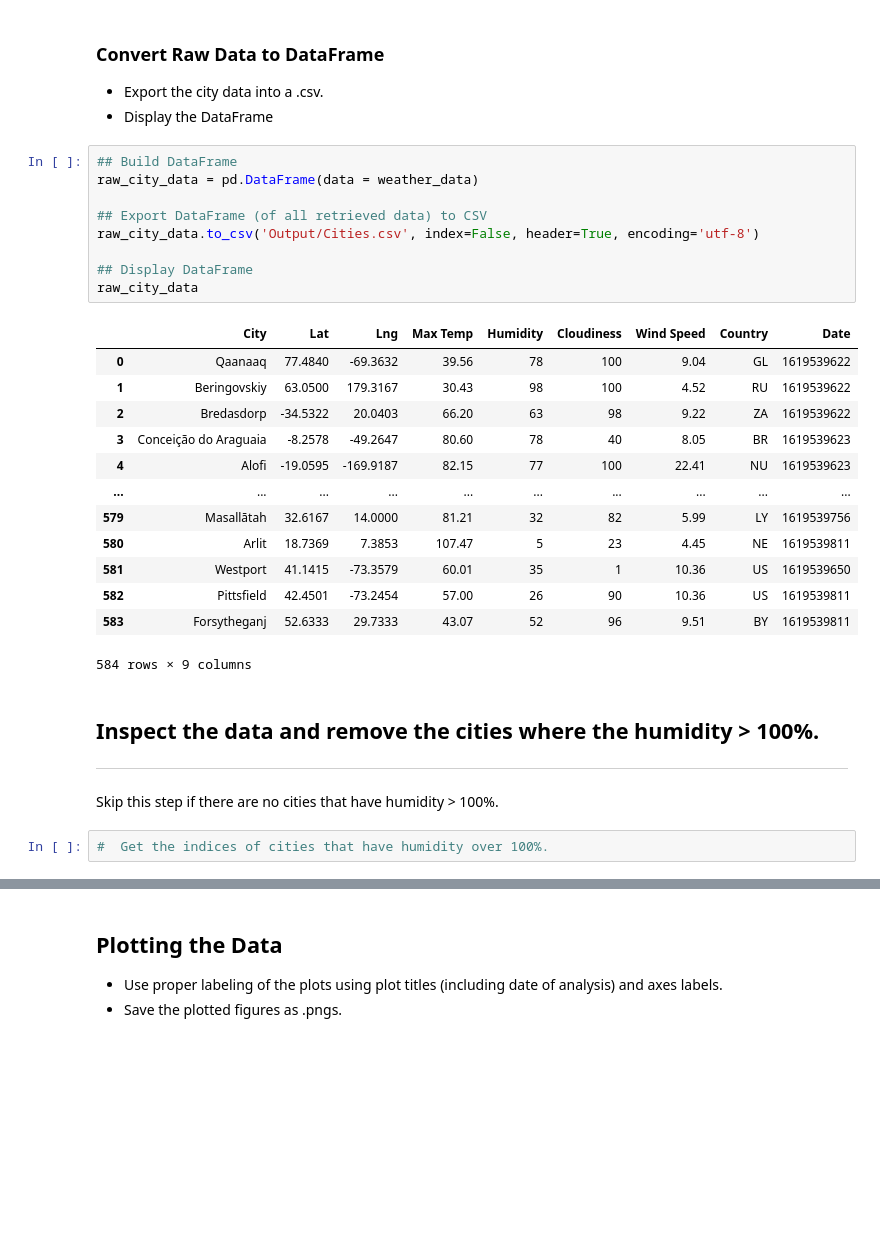
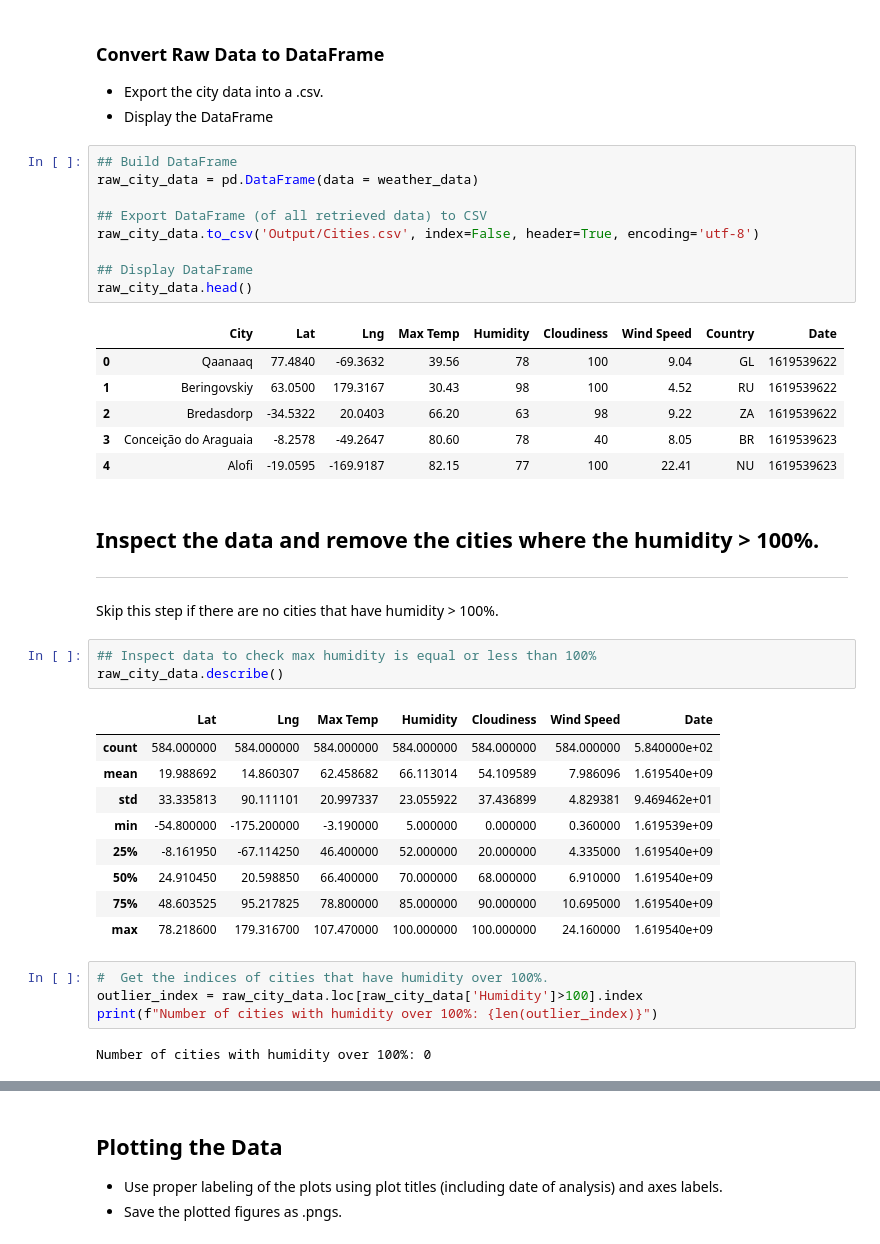
Before and after one commit to rperezme-data/DAB_H06_Python-API-challenge, a Jupyter notebook: WeatherPy/WeatherPy.ipynb, the cells around one changed output, grey strips where cells are left out. Saved outputs shown, nothing was run; the diff lists cells and outputs as text; blank space fills up the shorter version.

Commit message:
Inspect data & Remove cities (humidity outliers)

```diff
--- a/WeatherPy/WeatherPy.ipynb
+++ b/WeatherPy/WeatherPy.ipynb
@@ -128,32 +128,42 @@ Updated city count: 584
 # %%
 ## Build DataFrame
 raw_city_data = pd.DataFrame(data = weather_data)
 
 ## Export DataFrame (of all retrieved data) to CSV
 raw_city_data.to_csv('Output/Cities.csv', index=False, header=True, encoding='utf-8')
 
 ## Display DataFrame
-raw_city_data
+raw_city_data.head()
 # %% [output]
 |  | City | Lat | Lng | Max Temp | Humidity | Cloudiness | Wind Speed | Country | Date |
 | 0 | Qaanaaq | 77.4840 | -69.3632 | 39.56 | 78 | 100 | 9.04 | GL | 1619539622 |
 | 1 | Beringovskiy | 63.0500 | 179.3167 | 30.43 | 98 | 100 | 4.52 | RU | 1619539622 |
 | 2 | Bredasdorp | -34.5322 | 20.0403 | 66.20 | 63 | 98 | 9.22 | ZA | 1619539622 |
 | 3 | Conceição do Araguaia | -8.2578 | -49.2647 | 80.60 | 78 | 40 | 8.05 | BR | 1619539623 |
 | 4 | Alofi | -19.0595 | -169.9187 | 82.15 | 77 | 100 | 22.41 | NU | 1619539623 |
-| ... | ... | ... | ... | ... | ... | ... | ... | ... | ... |
-| 579 | Masallātah | 32.6167 | 14.0000 | 81.21 | 32 | 82 | 5.99 | LY | 1619539756 |
-| 580 | Arlit | 18.7369 | 7.3853 | 107.47 | 5 | 23 | 4.45 | NE | 1619539811 |
-| 581 | Westport | 41.1415 | -73.3579 | 60.01 | 35 | 1 | 10.36 | US | 1619539650 |
-| 582 | Pittsfield | 42.4501 | -73.2454 | 57.00 | 26 | 90 | 10.36 | US | 1619539811 |
-| 583 | Forsytheganj | 52.6333 | 29.7333 | 43.07 | 52 | 96 | 9.51 | BY | 1619539811 |
-584 rows × 9 columns
 # %% [markdown]
 ## Inspect the data and remove the cities where the humidity > 100%.
 ----
 Skip this step if there are no cities that have humidity > 100%.
+# %%
+## Inspect data to check max humidity is equal or less than 100%
+raw_city_data.describe()
+# %% [output]
+|  | Lat | Lng | Max Temp | Humidity | Cloudiness | Wind Speed | Date |
+| count | 584.000000 | 584.000000 | 584.000000 | 584.000000 | 584.000000 | 584.000000 | 5.840000e+02 |
+| mean | 19.988692 | 14.860307 | 62.458682 | 66.113014 | 54.109589 | 7.986096 | 1.619540e+09 |
+| std | 33.335813 | 90.111101 | 20.997337 | 23.055922 | 37.436899 | 4.829381 | 9.469462e+01 |
+| min | -54.800000 | -175.200000 | -3.190000 | 5.000000 | 0.000000 | 0.360000 | 1.619539e+09 |
+| 25% | -8.161950 | -67.114250 | 46.400000 | 52.000000 | 20.000000 | 4.335000 | 1.619540e+09 |
+| 50% | 24.910450 | 20.598850 | 66.400000 | 70.000000 | 68.000000 | 6.910000 | 1.619540e+09 |
+| 75% | 48.603525 | 95.217825 | 78.800000 | 85.000000 | 90.000000 | 10.695000 | 1.619540e+09 |
+| max | 78.218600 | 179.316700 | 107.470000 | 100.000000 | 100.000000 | 24.160000 | 1.619540e+09 |
 # %%
 #  Get the indices of cities that have humidity over 100%.
+outlier_index = raw_city_data.loc[raw_city_data['Humidity']>100].index
+print(f"Number of cities with humidity over 100%: {len(outlier_index)}")
+# %% [output]
+Number of cities with humidity over 100%: 0
 # %%
 # Make a new DataFrame equal to the city data to drop all humidity outliers by index.
 # Passing "inplace=False" will make a copy of the city_data DataFrame, which we call "clean_city_data".
```
Also changed, not shown: parts of 2 cells of this notebook.
